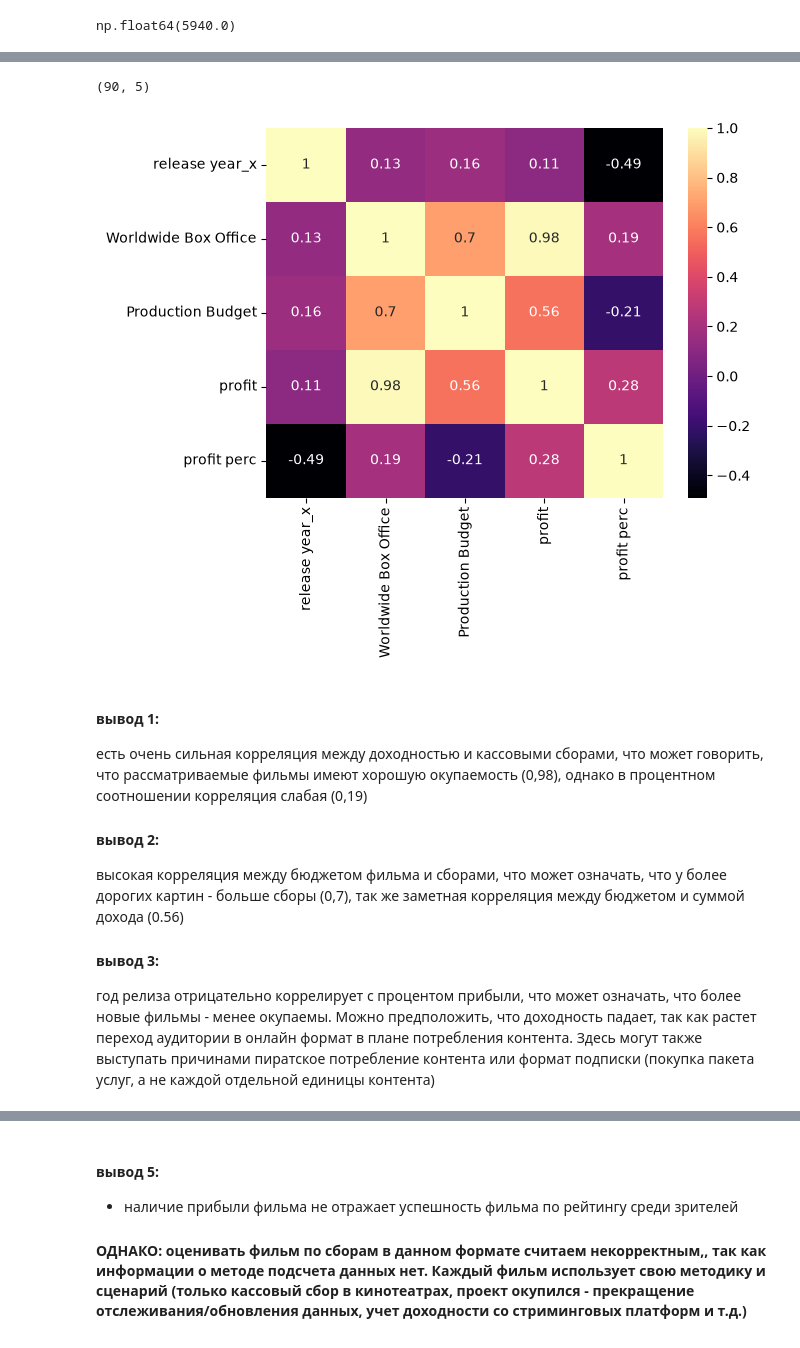
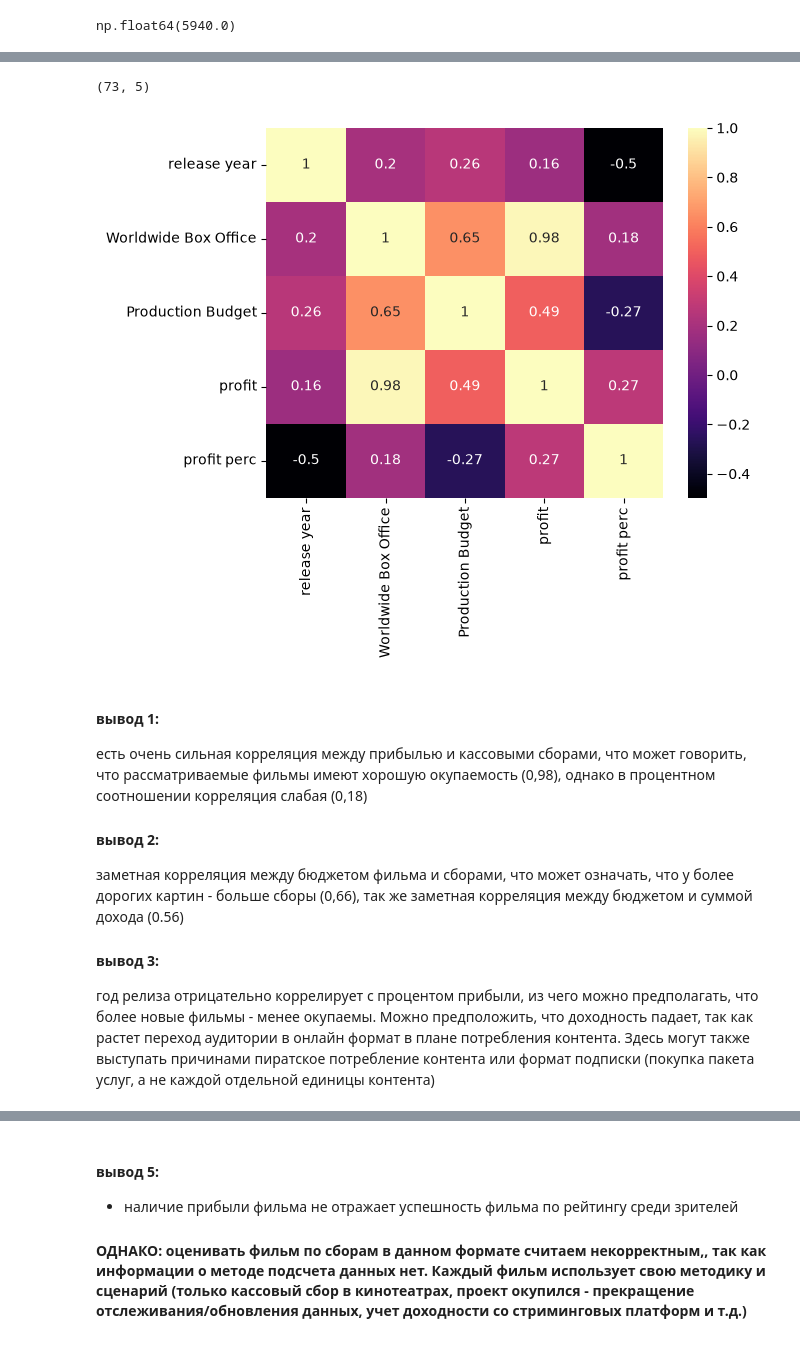
Before and after one commit to dtamendarov/MDS-EDA_Netflix, a Jupyter notebook: 02. Анализ оценок (Мария).ipynb, the cells around one changed output, grey strips where cells are left out. Cells and saved outputs as stored; diff of their text form; code cells hidden in the pictures.

```diff
--- a/02. Анализ оценок (Мария).ipynb
+++ b/02. Анализ оценок (Мария).ipynb
@@ -86,6 +70,3 @@ df_new[df_new.duplicated('title', keep=False)].sort_values(by='title')
-# %%
-df_new = df_new.drop(index=[321, 276])
-#были оставлены строки с большим кол-вом информации
 # %%
 #добавление второго датасета с сайта Kaggle
 df_budget2 = pd.read_csv('movies_metadata.csv')
@@ -117,7 +98,7 @@ dtypes: Int64(1), float64(5), object(2), str(17)
 memory usage: 1.8+ MB
 # %%
 #объединение основного датасета (df + df_budget) со второмым c Reddit/Kaggle
-df_full = pd.merge(df_new, df_budget2_clean[['original_title', 'budget', 'production_companies', 'production_countries', 'release year', 'runtime', 'revenue']], left_on=['title', 'release year_x'], right_on=['original_title', 'release year'], how='left')
+df_full = pd.merge(df_new, df_budget2_clean[['original_title', 'budget', 'production_companies', 'production_countries', 'release year', 'runtime', 'revenue']], left_on=['title', 'release year'], right_on=['original_title', 'release year'], how='left')
 df_full['Production Budget'] = df_full['Production Budget'].fillna(df_full['budget'])
 df_full['Worldwide Box Office'] = df_full['Worldwide Box Office'].fillna(df_full['revenue'])
 df_full = df_full.drop(columns=['original_title', 'budget'])
@@ -148,3 +129,3 @@ memory usage: 19.7+ KB
 # %%
-df_full = df_full.drop(columns=['index', "release year_y",'Unnamed: 0', 'genre', 'rated', 'country', 'imdbRating', 'imdbVotes', 'release year', 'sceneDesc', 'revenue'])
+df_full = df_full.drop(columns=['index','Unnamed: 0', 'rated', 'country', 'imdbRating', 'imdbVotes', 'sceneDesc', 'revenue'])
 # %%
@@ -190,0 +179,2 @@ df_full.head(1)
+# %%
+df_full  = df_full[df_full['type']== 'movie']
@@ -244,18 +219,18 @@ import seaborn as sns
 # %%
 pd.set_option('display.float_format', '{:.3f}'.format)
-corr_data = df_full[['release year_x', 'Worldwide Box Office', 'Production Budget', 'profit', 'profit perc']].dropna()
+corr_data = df_full[['release year', 'Worldwide Box Office', 'Production Budget', 'profit', 'profit perc']].dropna()
 sns.heatmap(corr_data.corr(), cmap = 'magma', annot=True)
 corr_data.shape
 # %% [output]
-(90, 5)
+(73, 5)
-[figure, old version]
+[figure, new version]
 # %% [markdown]
 #### вывод 1:
-есть очень cильная корреляция между доходностью и кассовыми сборами, что может говорить, что рассматриваемые фильмы имеют хорошую окупаемость (0,98), однако в процентном соотношении корреляция слабая (0,19)
+есть очень cильная корреляция между прибылью и кассовыми сборами, что может говорить, что рассматриваемые фильмы имеют хорошую окупаемость (0,98), однако в процентном соотношении корреляция слабая (0,18)
 #### вывод 2:
-высокая корреляция между бюджетом фильма и сборами, что может означать, что у более дорогих картин - больше сборы (0,7), так же заметная корреляция между бюджетом и суммой дохода (0.56)
+заметная корреляция между бюджетом фильма и сборами, что может означать, что у более дорогих картин - больше сборы (0,66), так же заметная корреляция между бюджетом и суммой дохода (0.56)
 #### вывод 3:
-год релиза отрицательно коррелирует с процентом прибыли, что может означать, что более новые фильмы - менее окупаемы. Можно предположить, что доходность падает, так как растет переход аудитории в онлайн формат в плане потребления контента. Здесь могут также выступать причинами пиратское потребление контента или формат подписки (покупка пакета услуг, а не каждой отдельной единицы контента)
+год релиза отрицательно коррелирует с процентом прибыли, из чего можно предполагать, что более новые фильмы - менее окупаемы. Можно предположить, что доходность падает, так как растет переход аудитории в онлайн формат в плане потребления контента. Здесь могут также выступать причинами пиратское потребление контента или формат подписки (покупка пакета услуг, а не каждой отдельной единицы контента)
 # %%
 #для дальнейшего анализа удаляем выбросы, чтобы посмотреть корректно среднее
 Q1 = df_full["Production Budget"].quantile(0.25)
```
Also changed, not shown: parts of 63 cells of this notebook.
